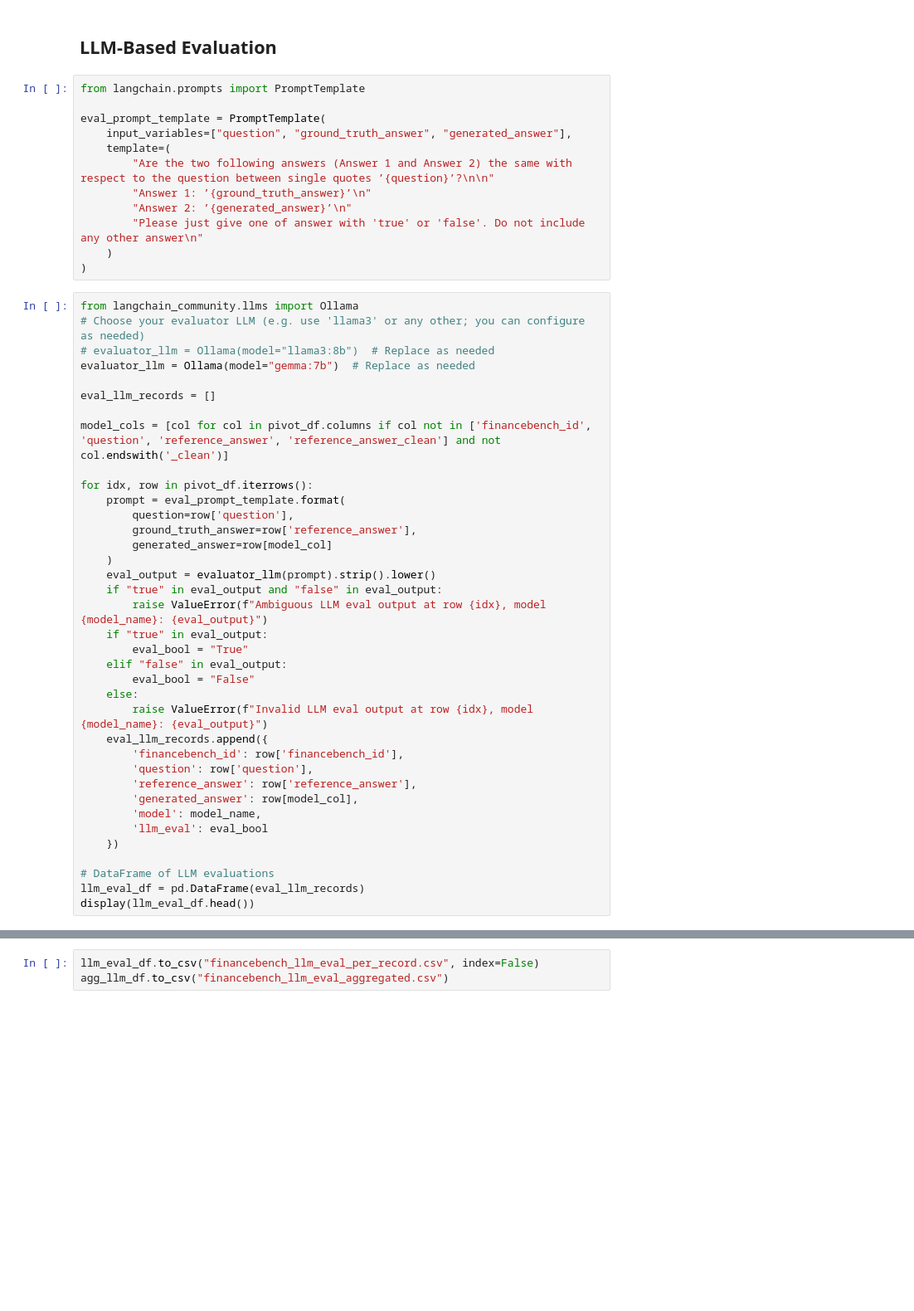
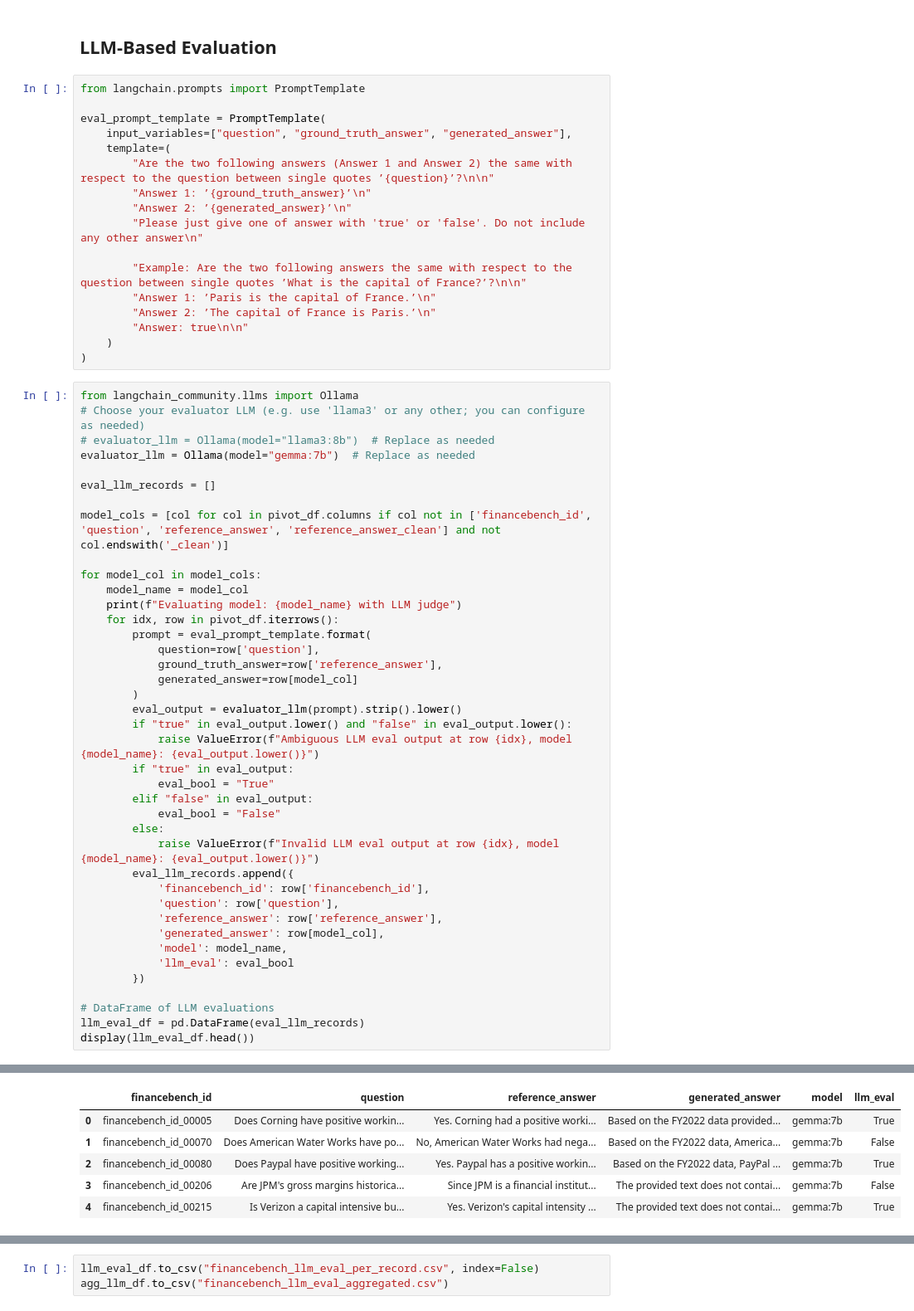
Before and after one commit to mkahe/finance-rag, a Jupyter notebook: labs/financebench_bm_llm_generation/main.ipynb, the cells around one changed output, grey strips where cells are left out. Shown at 83% size. Saved outputs shown, nothing was run; the diff lists cells and outputs as text; blank space fills up the shorter version.

```diff
--- a/labs/financebench_bm_llm_generation/main.ipynb
+++ b/labs/financebench_bm_llm_generation/main.ipynb
@@ -430,6 +430,11 @@ eval_prompt_template = PromptTemplate(
         "Answer 1: ’{ground_truth_answer}’\n"
         "Answer 2: ’{generated_answer}’\n"
         "Please just give one of answer with 'true' or 'false'. Do not include any other answer\n"
+
+        "Example: Are the two following answers the same with respect to the question between single quotes ’What is the capital of France?’?\n\n"
+        "Answer 1: ’Paris is the capital of France.’\n"
+        "Answer 2: ’The capital of France is Paris.’\n"
+        "Answer: true\n\n"
     )
 )
 # %%
@@ -442,29 +447,32 @@ eval_llm_records = []
 
 model_cols = [col for col in pivot_df.columns if col not in ['financebench_id', 'question', 'reference_answer', 'reference_answer_clean'] and not col.endswith('_clean')]
 
-for idx, row in pivot_df.iterrows():
-    prompt = eval_prompt_template.format(
-        question=row['question'],
-        ground_truth_answer=row['reference_answer'],
-        generated_answer=row[model_col]
-    )
-    eval_output = evaluator_llm(prompt).strip().lower()
-    if "true" in eval_output and "false" in eval_output:
-        raise ValueError(f"Ambiguous LLM eval output at row {idx}, model {model_name}: {eval_output}")
-    if "true" in eval_output:
-        eval_bool = "True"
-    elif "false" in eval_output:
-        eval_bool = "False"
-    else:
-        raise ValueError(f"Invalid LLM eval output at row {idx}, model {model_name}: {eval_output}")
-    eval_llm_records.append({
-        'financebench_id': row['financebench_id'],
-        'question': row['question'],
-        'reference_answer': row['reference_answer'],
-        'generated_answer': row[model_col],
-        'model': model_name,
-        'llm_eval': eval_bool
-    })
+for model_col in model_cols:
+    model_name = model_col
+    print(f"Evaluating model: {model_name} with LLM judge")
+    for idx, row in pivot_df.iterrows():
+        prompt = eval_prompt_template.format(
+            question=row['question'],
+            ground_truth_answer=row['reference_answer'],
+            generated_answer=row[model_col]
+        )
+        eval_output = evaluator_llm(prompt).strip().lower()
+        if "true" in eval_output.lower() and "false" in eval_output.lower():
+            raise ValueError(f"Ambiguous LLM eval output at row {idx}, model {model_name}: {eval_output.lower()}")
+        if "true" in eval_output:
+            eval_bool = "True"
+        elif "false" in eval_output:
+            eval_bool = "False"
+        else:
+            raise ValueError(f"Invalid LLM eval output at row {idx}, model {model_name}: {eval_output.lower()}")
+        eval_llm_records.append({
+            'financebench_id': row['financebench_id'],
+            'question': row['question'],
+            'reference_answer': row['reference_answer'],
+            'generated_answer': row[model_col],
+            'model': model_name,
+            'llm_eval': eval_bool
+        })
 
 # DataFrame of LLM evaluations
 llm_eval_df = pd.DataFrame(eval_llm_records)
@@ -475,3 +483,9 @@ KeyboardInterrupt:
+|  | financebench_id | question | reference_answer | generated_answer | model | llm_eval |
+| 0 | financebench_id_00005 | Does Corning have positive workin... | Yes. Corning had a positive worki... | Based on the FY2022 data provided... | gemma:7b | True |
+| 1 | financebench_id_00070 | Does American Water Works have po... | No, American Water Works had nega... | Based on the FY2022 data, America... | gemma:7b | False |
+| 2 | financebench_id_00080 | Does Paypal have positive working... | Yes. Paypal has a positive workin... | Based on the FY2022 data, PayPal ... | gemma:7b | True |
+| 3 | financebench_id_00206 | Are JPM's gross margins historica... | Since JPM is a financial institut... | The provided text does not contai... | gemma:7b | False |
+| 4 | financebench_id_00215 | Is Verizon a capital intensive bu... | Yes. Verizon's capital intensity ... | The provided text does not contai... | gemma:7b | True |
 # %%
 # Aggregation: Count and percentage of True/False by model
 agg_llm_df = llm_eval_df.groupby('model')['llm_eval'].value_counts().unstack(fill_value=0)
```
Also changed, not shown: parts of 2 cells of this notebook.
